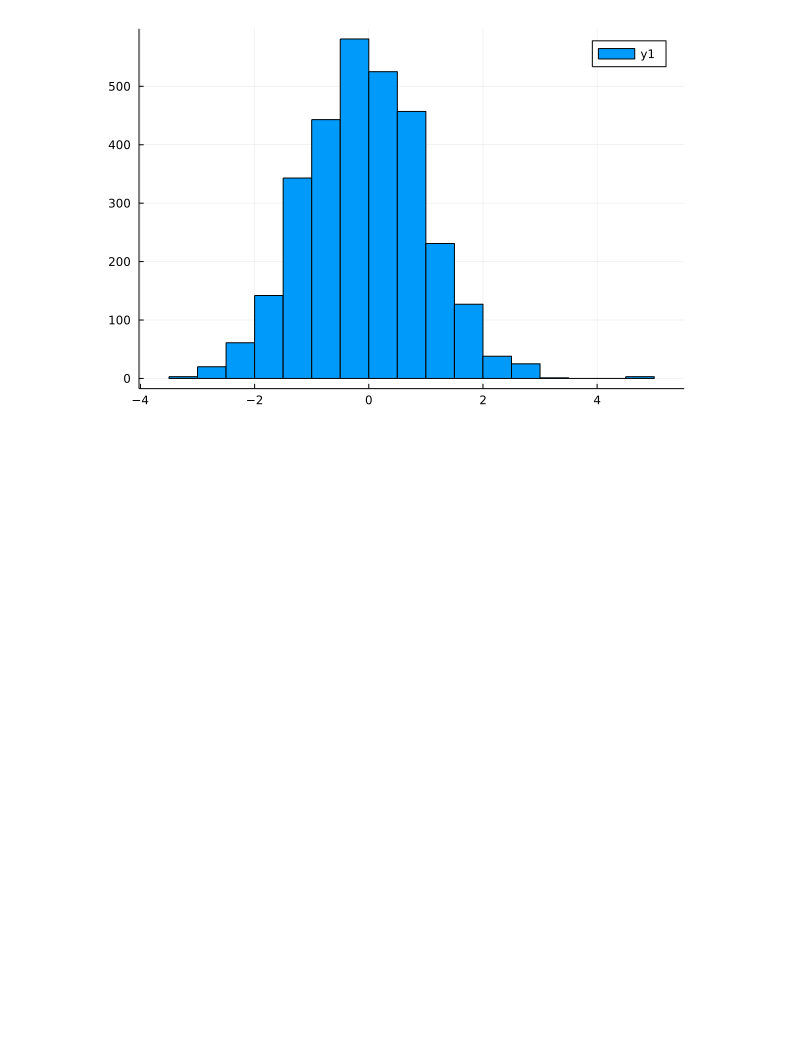
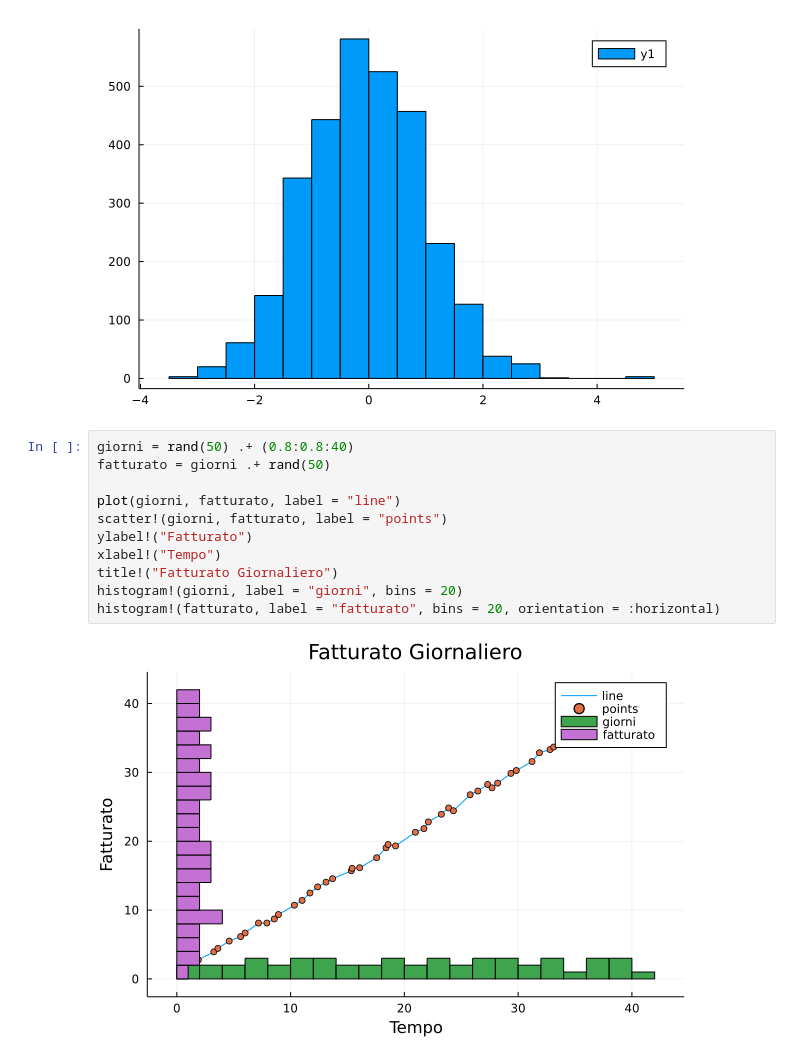
Before and after one commit to richardgu26zj/Julia_programming, a Jupyter notebook: Statistics_ML_1.ipynb, the cells around one changed output. Cells and saved outputs as stored; diff of their text form; blank space fills up the shorter version.

```diff
--- a/Statistics_ML_1.ipynb
+++ b/Statistics_ML_1.ipynb
@@ -39,3 +39,16 @@ bar(data, label = "random number")
 histogram(randn(1000), bins = :scott, weights = repeat(1:5, outer = 200))
 # %% [output]
 [figure]
+# %%
+giorni = rand(50) .+ (0.8:0.8:40)
+fatturato = giorni .+ rand(50)
+
+plot(giorni, fatturato, label = "line")
+scatter!(giorni, fatturato, label = "points")
+ylabel!("Fatturato")
+xlabel!("Tempo")
+title!("Fatturato Giornaliero")
+histogram!(giorni, label = "giorni", bins = 20)
+histogram!(fatturato, label = "fatturato", bins = 20, orientation = :horizontal)
+# %% [output]
+[figure, added]
```
